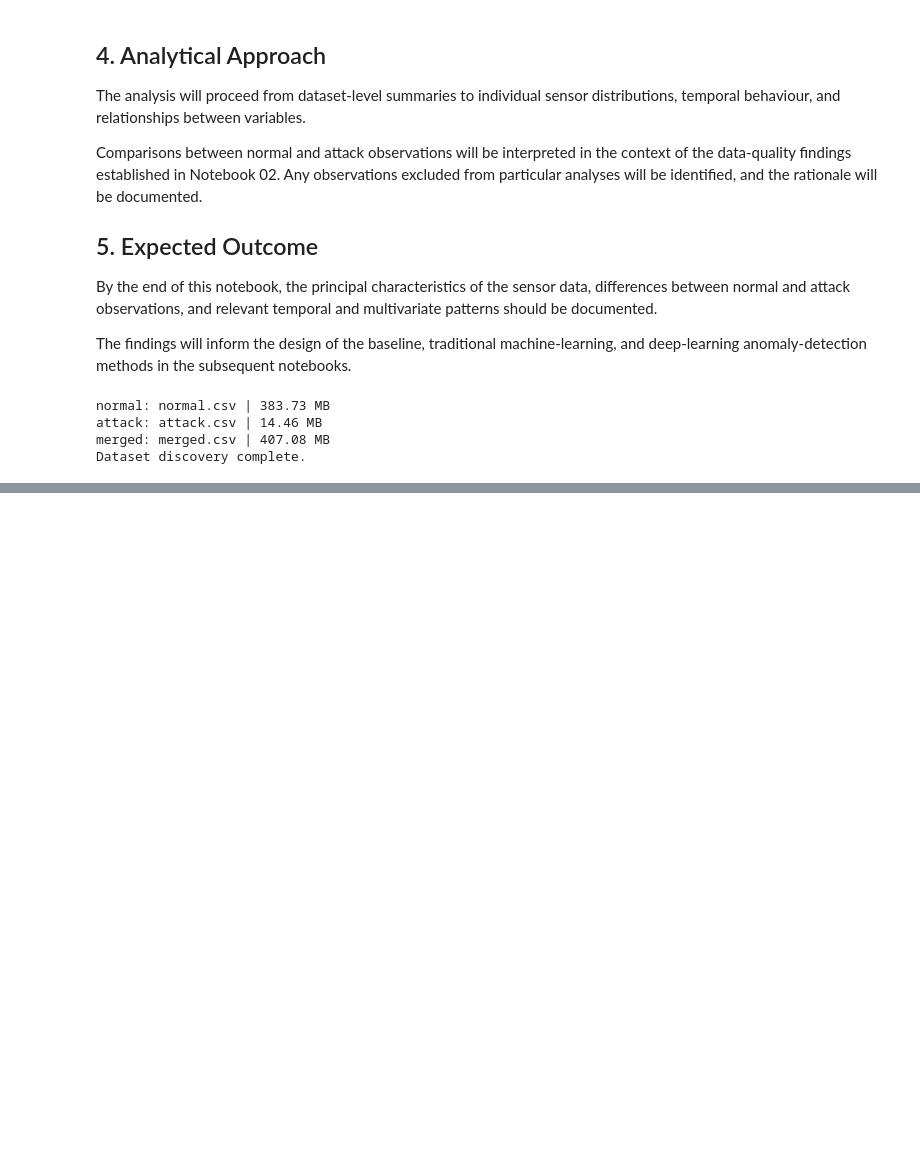
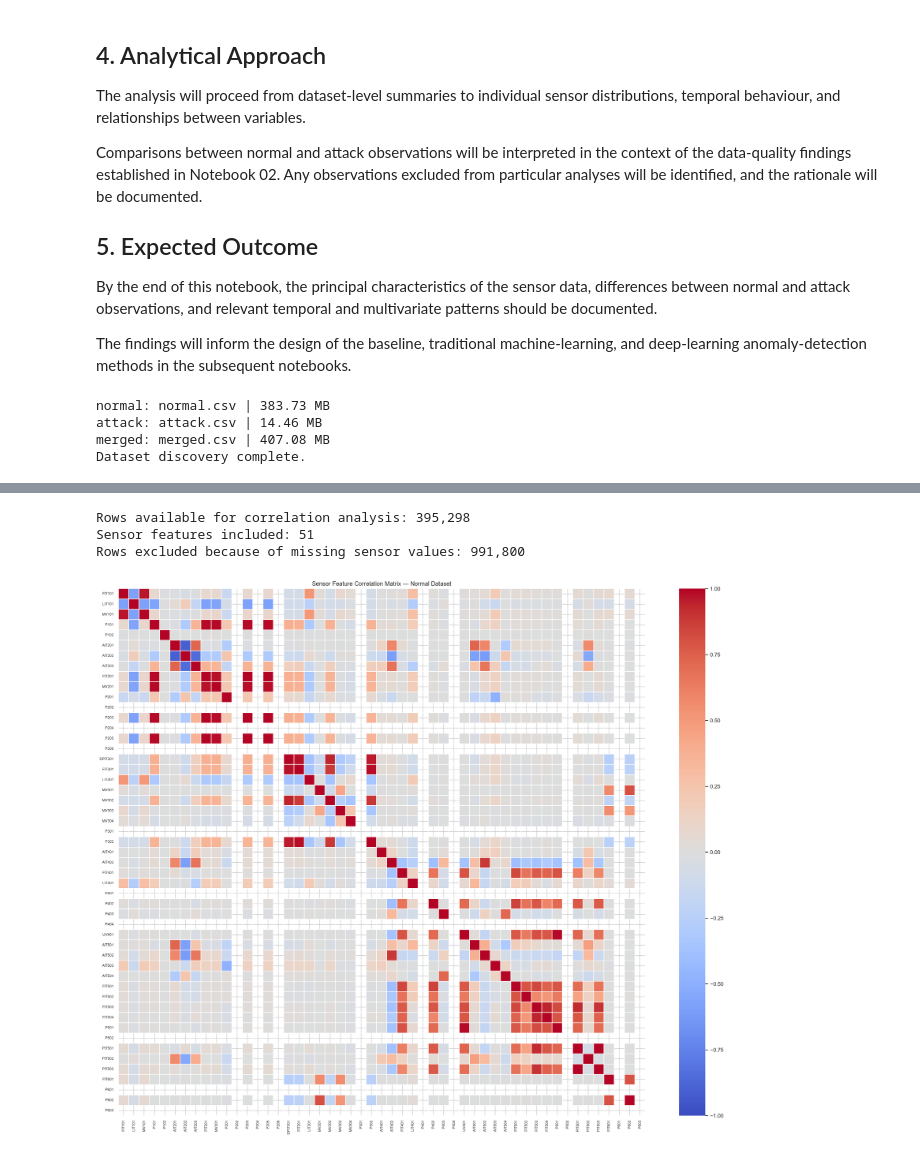
Before and after one commit to Thomasayanfeoluwa/multivariate-telemetry-anomaly-detection, a Jupyter notebook: notebooks/03_exploratory_analysis.ipynb, the cells around one changed output, grey strips where cells are left out. Cells and saved outputs as stored; diff of their text form; code cells hidden in the pictures; blank space fills up the shorter version.

```diff
--- a/notebooks/03_exploratory_analysis.ipynb
+++ b/notebooks/03_exploratory_analysis.ipynb
@@ -91,0 +557,36 @@ Dataset discovery complete.
+# %%
+correlation_data = normal[feature_cols].dropna()
+
+correlation_matrix = correlation_data.corr()
+
+print(f"Rows available for correlation analysis: {len(correlation_data):,}")
+print(f"Sensor features included: {len(correlation_matrix.columns)}")
+print(
+    f"Rows excluded because of missing sensor values: "
+    f"{len(normal) - len(correlation_data):,}"
+)
+
+plt.figure(figsize=(20, 16))
+
+sns.heatmap(
+    correlation_matrix,
+    cmap="coolwarm",
+    center=0,
+    vmin=-1,
+    vmax=1,
+    square=True,
+    linewidths=0.1,
+    xticklabels=True,
+    yticklabels=True,
+)
+
+plt.title("Sensor Feature Correlation Matrix — Normal Dataset")
+plt.xticks(rotation=90, fontsize=7)
+plt.yticks(rotation=0, fontsize=7)
+plt.tight_layout()
+plt.show()
+# %% [output]
+Rows available for correlation analysis: 395,298
+Sensor features included: 51
+Rows excluded because of missing sensor values: 991,800
+[figure, added]
```
Also changed, not shown: parts of 11 cells of this notebook.
